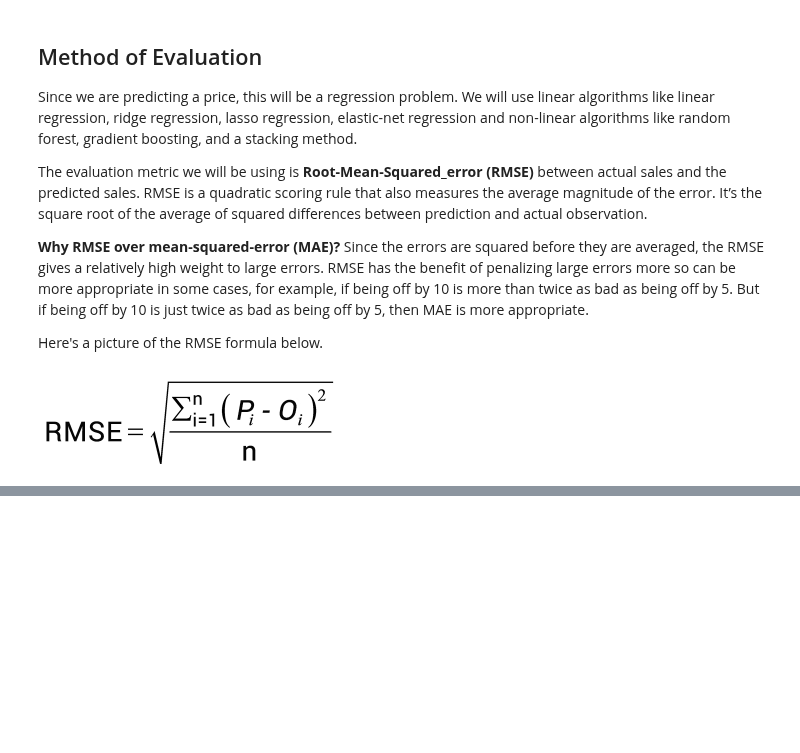
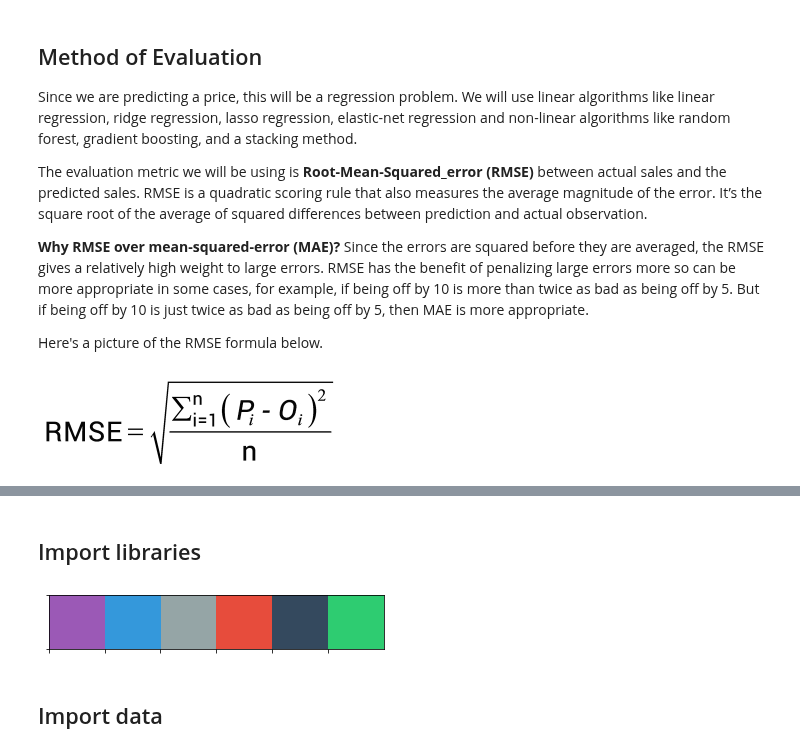
Before and after one commit to davidtnly/Python, a Jupyter notebook: MachineLearning/10-regression-modeling.ipynb, the cells around one changed output, grey strips where cells are left out. Saved outputs shown, nothing was run; the diff lists cells and outputs as text; code cells hidden in the pictures; blank space fills up the shorter version.

```diff
--- a/MachineLearning/10-regression-modeling.ipynb
+++ b/MachineLearning/10-regression-modeling.ipynb
@@ -110,0 +152,35 @@ Image(url, width=300, height=350)
+# %% [markdown]
+## Import libraries
+# %%
+# Toolbox
+import pandas as pd
+import pandas_profiling
+import numpy as np
+import random
+import datetime as dt
+import seaborn as sns
+import matplotlib.pyplot as plt
+%matplotlib inline
+
+# Statistics
+from scipy.stats import norm, skew
+from scipy.special import boxcox1p
+from scipy import stats
+
+# Misc
+import warnings
+warnings.filterwarnings(action='ignore')
+
+# Preset data display
+pd.options.display.max_seq_items = 5000
+pd.options.display.max_rows = 5000
+
+# Set notebook palette
+flatui = ['#9b59b6', '#3498db', '#95a5a6', '#e74c3c', '#34495e', '#2ecc71']
+sns.set_palette(flatui)
+sns.palplot(sns.color_palette(flatui))
+# Favorite color for use: #34995e
+# %% [output]
+[figure, added]
+# %% [markdown]
+## Import data
```
Also changed, not shown: parts of 26 cells of this notebook.
